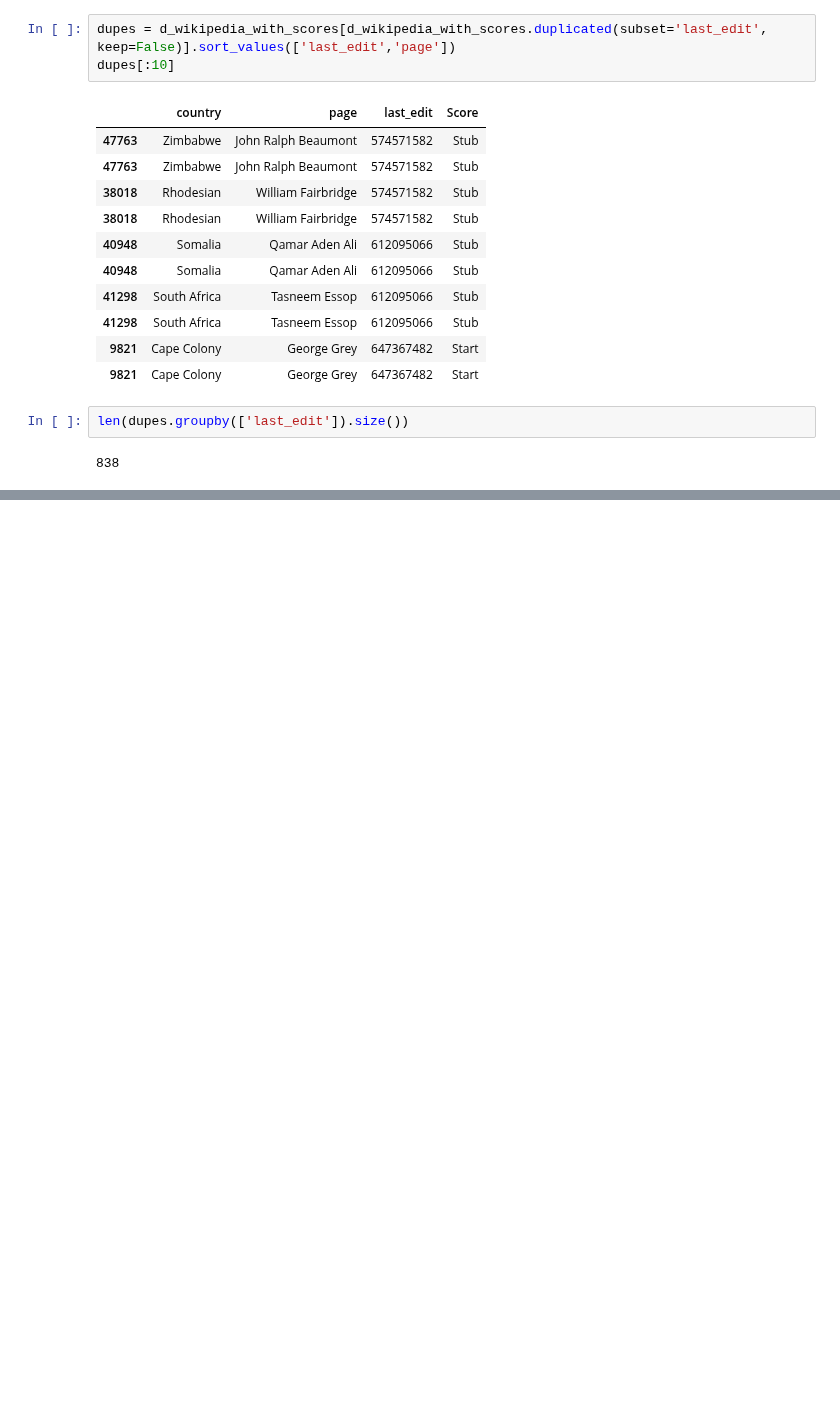
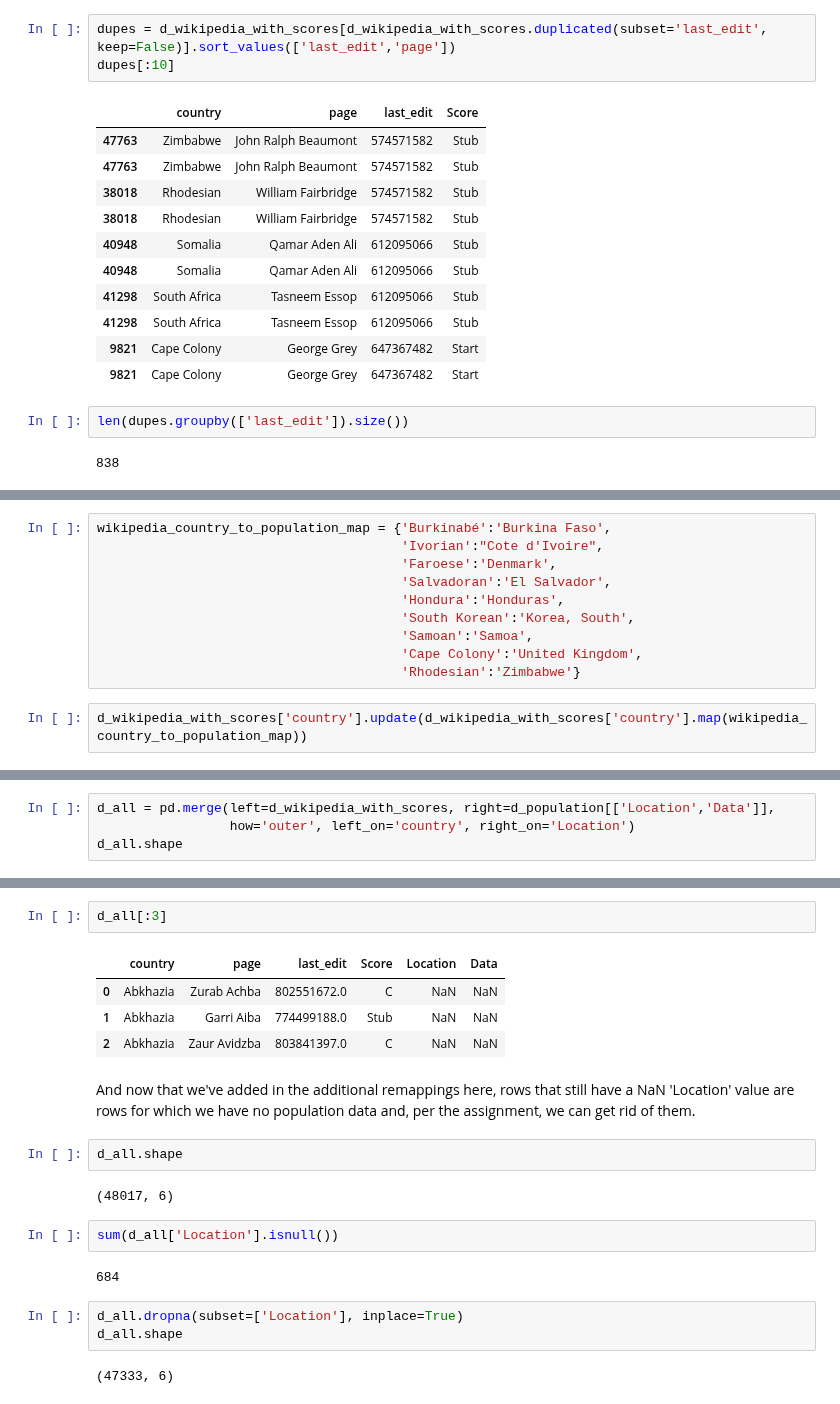
Before and after one commit to aenfield/Data512, a Jupyter notebook: data-512-a2/hcds-a2-bias.ipynb, the cells around one changed output, grey strips where cells are left out. Drawn from its saved outputs; the diff is of its cells as text; blank space fills up the shorter version.

```diff
--- a/data-512-a2/hcds-a2-bias.ipynb
+++ b/data-512-a2/hcds-a2-bias.ipynb
@@ -295,0 +380,12 @@ Name: last_edit, Length: 838, dtype: int64
+# %%
+wikipedia_country_to_population_map = {'Burkinabé':'Burkina Faso',
+                                       'Ivorian':"Cote d'Ivoire",
+                                       'Faroese':'Denmark',
+                                       'Salvadoran':'El Salvador',
+                                       'Hondura':'Honduras',
+                                       'South Korean':'Korea, South',
+                                       'Samoan':'Samoa',
+                                       'Cape Colony':'United Kingdom',
+                                       'Rhodesian':'Zimbabwe'}
+# %%
+d_wikipedia_with_scores['country'].update(d_wikipedia_with_scores['country'].map(wikipedia_country_to_population_map))
@@ -295,0 +396,4 @@ Name: last_edit, Length: 838, dtype: int64
+# %%
+d_all = pd.merge(left=d_wikipedia_with_scores, right=d_population[['Location','Data']],
+                 how='outer', left_on='country', right_on='Location')
+d_all.shape
@@ -295,0 +442,22 @@ Name: last_edit, Length: 838, dtype: int64
+# %%
+d_all[:3]
+# %% [output]
+|  | country | page | last_edit | Score | Location | Data |
+| 0 | Abkhazia | Zurab Achba | 802551672.0 | C | NaN | NaN |
+| 1 | Abkhazia | Garri Aiba | 774499188.0 | Stub | NaN | NaN |
+| 2 | Abkhazia | Zaur Avidzba | 803841397.0 | C | NaN | NaN |
+# %% [markdown]
+And now that we've added in the additional remappings here, rows that still have a NaN 'Location' value are rows for which we have no population data and, per the assignment, we can get rid of them.
+# %%
+d_all.shape
+# %% [output]
+(48017, 6)
+# %%
+sum(d_all['Location'].isnull())
+# %% [output]
+684
+# %%
+d_all.dropna(subset=['Location'], inplace=True)
+d_all.shape
+# %% [output]
+(47333, 6)
```
Also changed, not shown: parts of 49 cells of this notebook.
